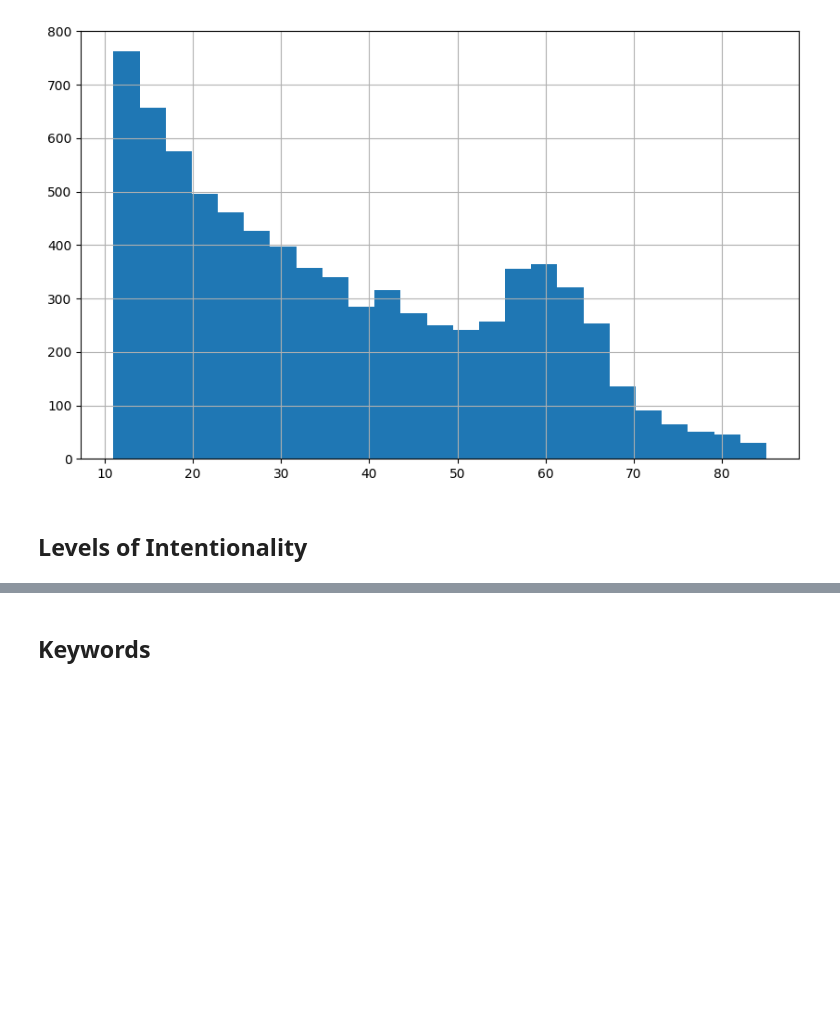
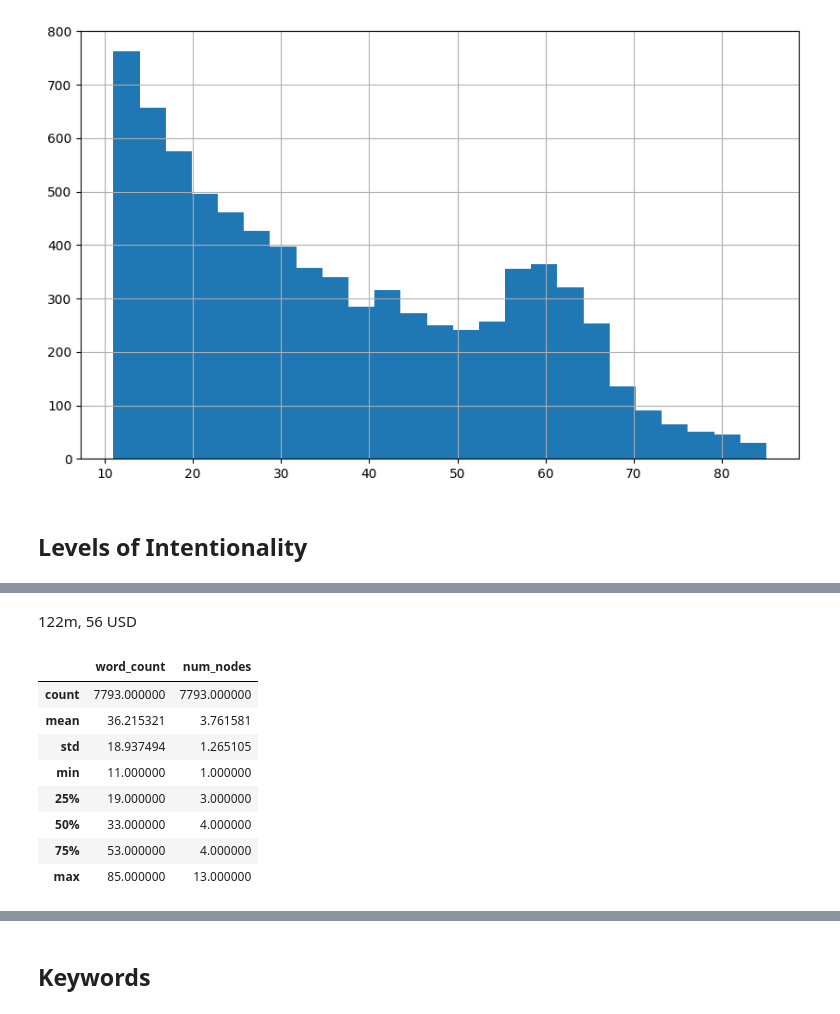
Before and after one commit to aastroza/mistral-fine-tuning, a Jupyter notebook: notebooks/02_refine_jokes_dataset.ipynb, the cells around one changed output, grey strips where cells are left out. Saved outputs shown, nothing was run; the diff lists cells and outputs as text; code cells hidden in the pictures; blank space fills up the shorter version.

```diff
--- a/notebooks/02_refine_jokes_dataset.ipynb
+++ b/notebooks/02_refine_jokes_dataset.ipynb
@@ -78,0 +128,2 @@ df['word_count'].hist(bins=25, figsize=(10, 6))
+# %% [markdown]
+122m, 56 USD
@@ -78,0 +141,12 @@ df['word_count'].hist(bins=25, figsize=(10, 6))
+# %%
+df.describe()
+# %% [output]
+|  | word_count | num_nodes |
+| count | 7793.000000 | 7793.000000 |
+| mean | 36.215321 | 3.761581 |
+| std | 18.937494 | 1.265105 |
+| min | 11.000000 | 1.000000 |
+| 25% | 19.000000 | 3.000000 |
+| 50% | 33.000000 | 4.000000 |
+| 75% | 53.000000 | 4.000000 |
+| max | 85.000000 | 13.000000 |
```
Also changed, not shown: parts of 9 cells of this notebook, 2 other files.
